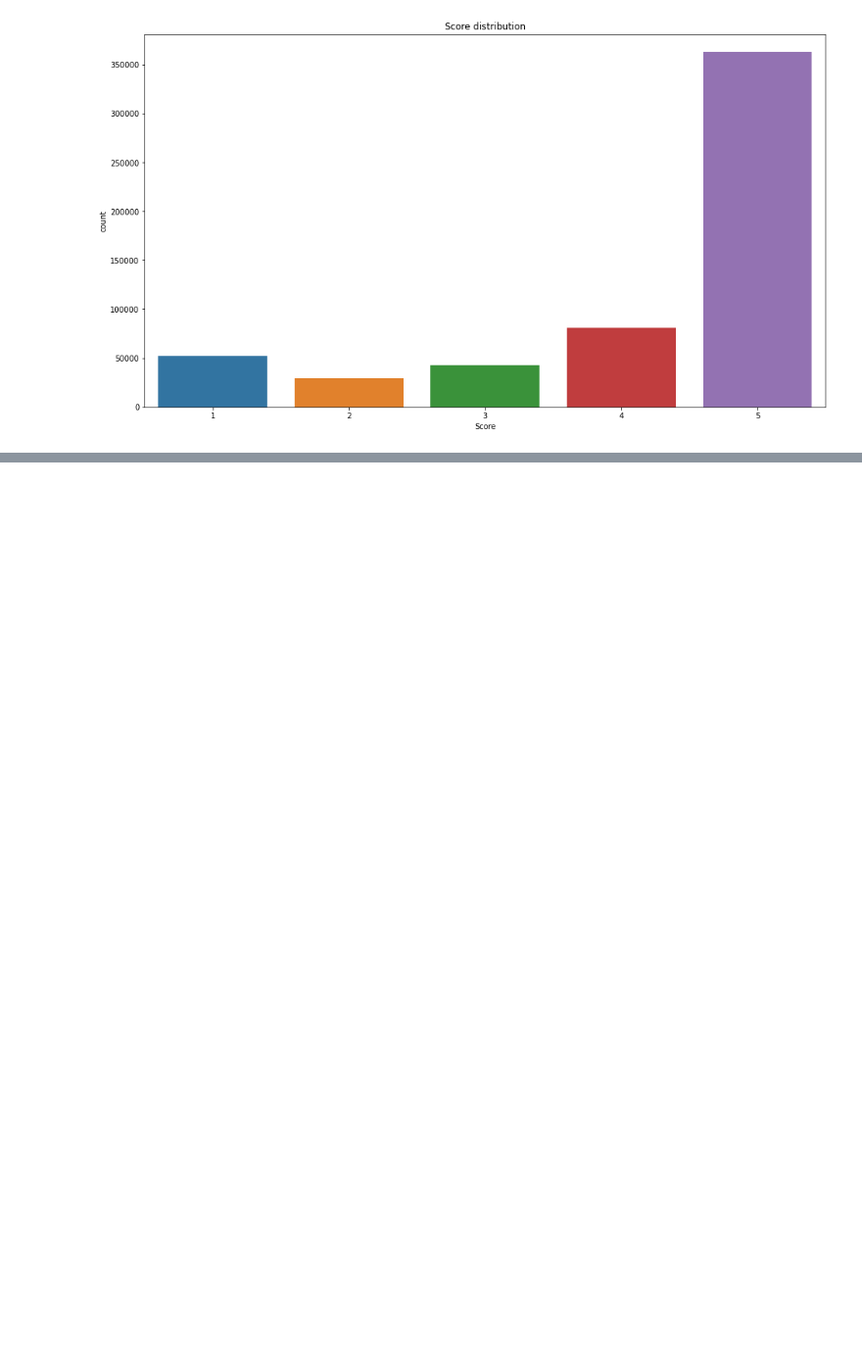
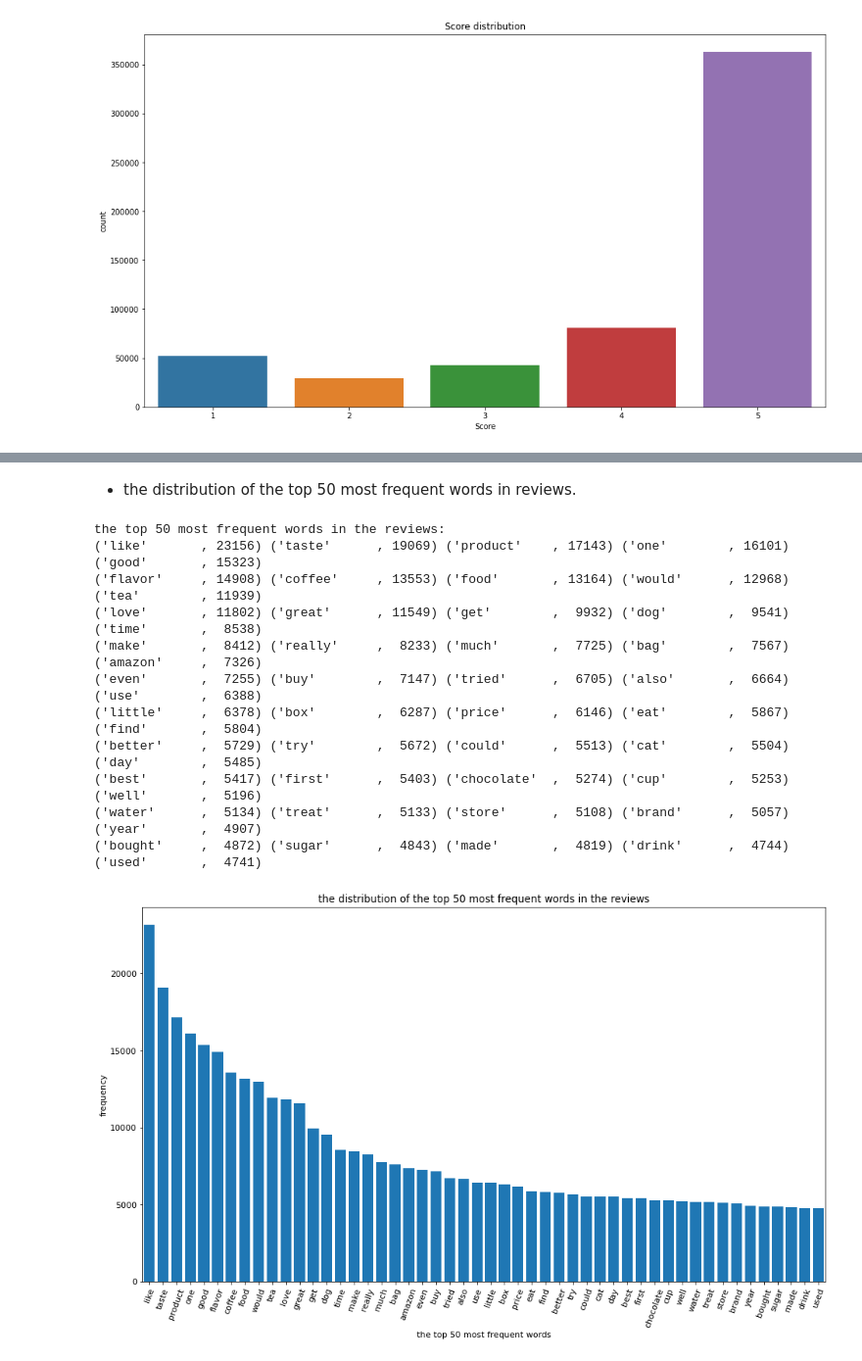
Before and after one commit to KesselZ/Semantic-analysis-for-amazon-review, a Jupyter notebook: project.ipynb, the cells around one changed output, grey strips where cells are left out. Shown at 98% size. Cells and saved outputs as stored; diff of their text form; code cells hidden in the pictures; blank space fills up the shorter version.

```diff
--- a/project.ipynb
+++ b/project.ipynb
@@ -288,0 +322,34 @@ def get_datas_vector(all_words_freq:dict, each_words_freq:list, top_words_size:
+# %% [markdown]
++ the distribution of the top 50 most frequent words in reviews.
+# %%
+# all sampling data
+X_raw_data = np.array(df_sample['Text'])
+
+# the distribution number of the most frequent words
+tf_word_number = 50
+# using only the nouns
+only_nouns = False
+
+# Removing HTML tags, stop words, perform slemmatize.
+X_data=[]
+for text in X_raw_data:
+    X_data.append(process_text(text=text, only_nouns=only_nouns, lemmatize=True))
+
+# find the top most frequent words and frequency.
+words_freq = textlist_to_vector(X_data, min_df=1)
+
+# display the top most frequent words in the reviews.
+disp_words_freq(words_freq[:tf_word_number])
+# %% [output]
+the top 50 most frequent words in the reviews:
+('like'       , 23156) ('taste'      , 19069) ('product'    , 17143) ('one'        , 16101) ('good'       , 15323)
+('flavor'     , 14908) ('coffee'     , 13553) ('food'       , 13164) ('would'      , 12968) ('tea'        , 11939)
+('love'       , 11802) ('great'      , 11549) ('get'        ,  9932) ('dog'        ,  9541) ('time'       ,  8538)
+('make'       ,  8412) ('really'     ,  8233) ('much'       ,  7725) ('bag'        ,  7567) ('amazon'     ,  7326)
+('even'       ,  7255) ('buy'        ,  7147) ('tried'      ,  6705) ('also'       ,  6664) ('use'        ,  6388)
+('little'     ,  6378) ('box'        ,  6287) ('price'      ,  6146) ('eat'        ,  5867) ('find'       ,  5804)
+('better'     ,  5729) ('try'        ,  5672) ('could'      ,  5513) ('cat'        ,  5504) ('day'        ,  5485)
+('best'       ,  5417) ('first'      ,  5403) ('chocolate'  ,  5274) ('cup'        ,  5253) ('well'       ,  5196)
+('water'      ,  5134) ('treat'      ,  5133) ('store'      ,  5108) ('brand'      ,  5057) ('year'       ,  4907)
+('bought'     ,  4872) ('sugar'      ,  4843) ('made'       ,  4819) ('drink'      ,  4744) ('used'       ,  4741)
+[figure, added]
```
Also changed, not shown: parts of 89 cells of this notebook.
